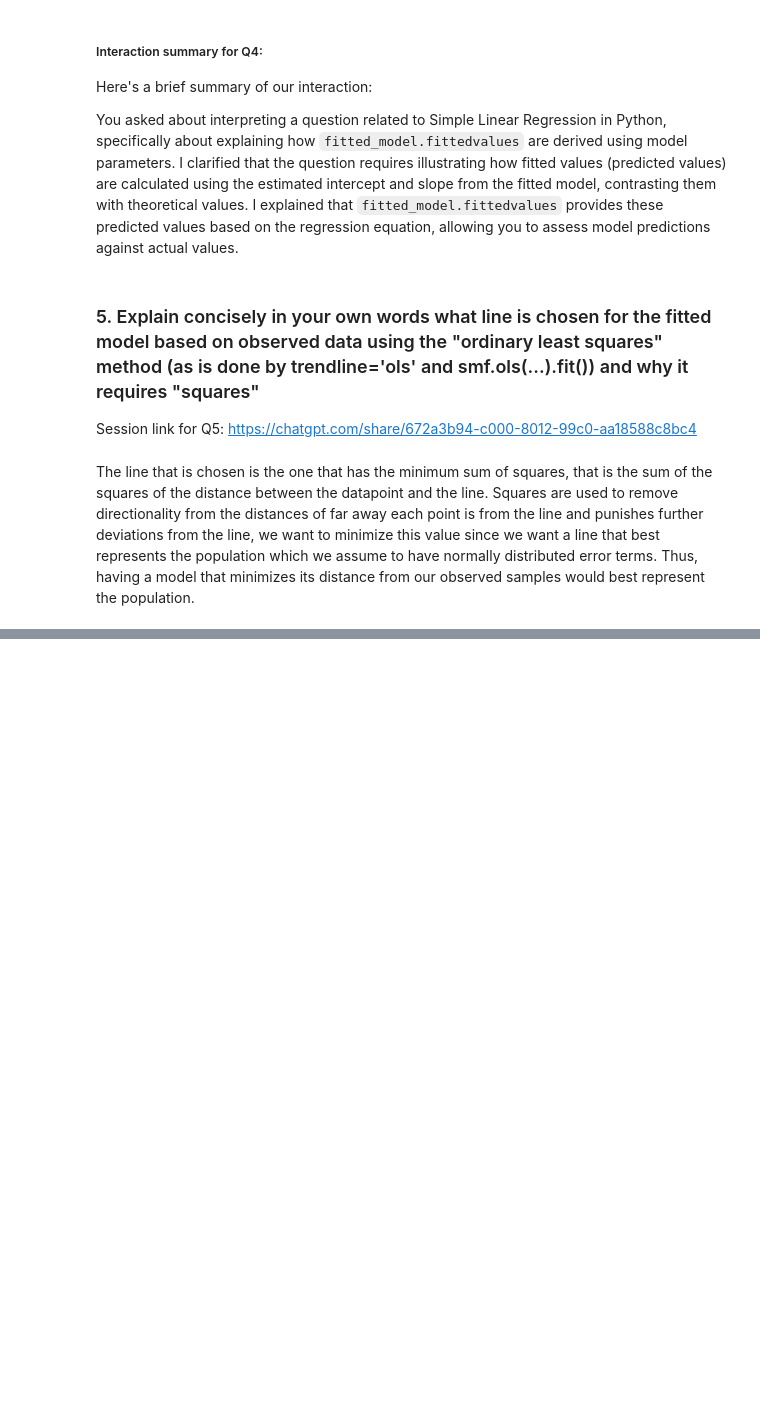
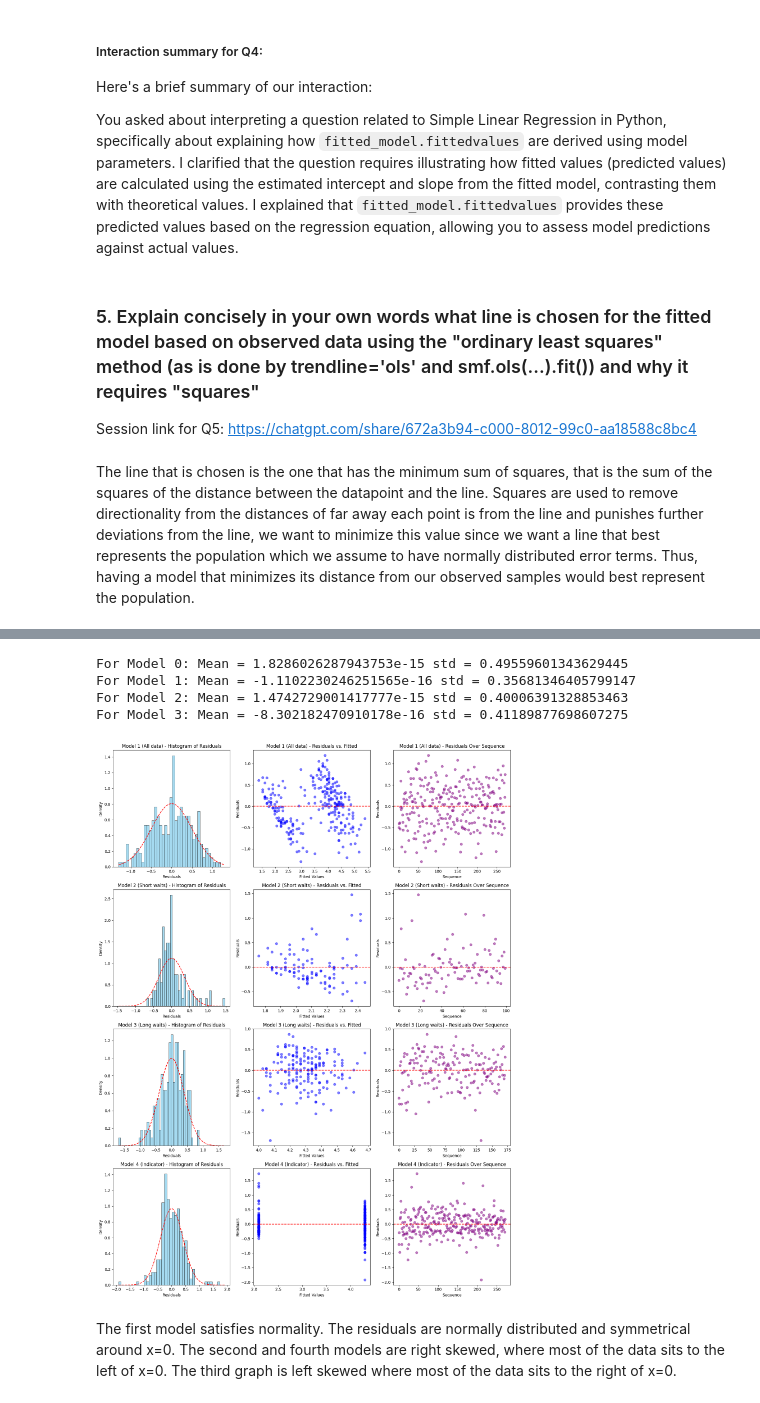
Before and after one commit to KurbyDoo/STA130, a Jupyter notebook: HW/HW 06 - Cayden Wong.ipynb, the cells around one changed output, grey strips where cells are left out. Drawn from its saved outputs; the diff is of its cells as text; code cells hidden in the pictures; blank space fills up the shorter version.

```diff
--- a/HW/HW 06 - Cayden Wong.ipynb
+++ b/HW/HW 06 - Cayden Wong.ipynb
@@ -216,0 +599,70 @@ The line that is chosen is the one that has the minimum sum of squares, that is
+# %%
+import statsmodels.formula.api as smf
+import matplotlib.pyplot as plt
+import seaborn as sns
+import numpy as np
+import pandas as pd
+from scipy.stats import norm
+
+# Define 'kind' variable based on wait time threshold
+old_faithful['kind'] = np.where(old_faithful['waiting'] < 68, 'short', 'long')
+
+# Fit models
+model1 = smf.ols('duration ~ waiting', data=old_faithful).fit()
+model2 = smf.ols('duration ~ waiting', data=old_faithful[old_faithful['kind'] == 'short']).fit()
+model3 = smf.ols('duration ~ waiting', data=old_faithful[old_faithful['kind'] == 'long']).fit()
+model4 = smf.ols('duration ~ C(kind, Treatment(reference="short"))', data=old_faithful).fit()
+
+# List of models and titles
+models = [model1, model2, model3, model4]
+titles = ["Model 1 (All data)", "Model 2 (Short waits)", "Model 3 (Long waits)", "Model 4 (Indicator)"]
+
+# Create a 4x3 figure for the plots
+fig, axs = plt.subplots(4, 3, figsize=(15, 20))
+
+for i, model in enumerate(models):
+    # Get residuals and fitted values
+    residuals = model.resid
+    fitted = model.fittedvalues
+
+    # Calculate mean and standard deviation for overlay
+    mean_resid = residuals.mean()
+    std_resid = residuals.std()
+
+    print(f"For Model {i}: Mean = {mean_resid} std = {std_resid}")
+
+    # Plot histogram of residuals with normal distribution overlay
+    sns.histplot(residuals, kde=False, bins=40, color='skyblue', ax=axs[i, 0], stat="density")
+    extreme = max(abs(residuals.min()), abs(residuals.max()))
+    x_vals = np.linspace(-extreme, extreme, 100)
+    normal_dist = norm.pdf(x_vals, mean_resid, std_resid)
+    axs[i, 0].plot(x_vals, normal_dist, color='red', linestyle='--')
+    axs[i, 0].set_title(f"{titles[i]} - Histogram of Residuals")
+    axs[i, 0].set_xlabel("Residuals")
+    axs[i, 0].set_ylabel("Density")
+
+    # Plot residuals vs. fitted values to check for homoscedasticity
+    axs[i, 1].scatter(fitted, residuals, alpha=0.5, color='blue')
+    axs[i, 1].axhline(y=0, color='red', linestyle='--')
+    axs[i, 1].set_title(f"{titles[i]} - Residuals vs. Fitted")
+    axs[i, 1].set_xlabel("Fitted Values")
+    axs[i, 1].set_ylabel("Residuals")
+
+    # Plot residuals over sequence to check for independence
+    sequence = np.arange(len(residuals))  # Use index as a sequence
+    axs[i, 2].scatter(sequence, residuals, alpha=0.5, color='purple')
+    axs[i, 2].axhline(y=0, color='red', linestyle='--')
+    axs[i, 2].set_title(f"{titles[i]} - Residuals Over Sequence")
+    axs[i, 2].set_xlabel("Sequence")
+    axs[i, 2].set_ylabel("Residuals")
+
+plt.tight_layout()
+plt.show()
+# %% [output]
+For Model 0: Mean = 1.8286026287943753e-15 std = 0.49559601343629445
+For Model 1: Mean = -1.1102230246251565e-16 std = 0.35681346405799147
+For Model 2: Mean = 1.4742729001417777e-15 std = 0.40006391328853463
+For Model 3: Mean = -8.302182470910178e-16 std = 0.41189877698607275
+[figure, added]
+# %% [markdown]
+The first model satisfies normality. The residuals are normally distributed and symmetrical around x=0. The second and fourth models are right skewed, where most of the data sits to the left of x=0. The third graph is left skewed where most of the data sits to the right of x=0.
```
Also changed, not shown: parts of 35 cells of this notebook, 4 other files.
